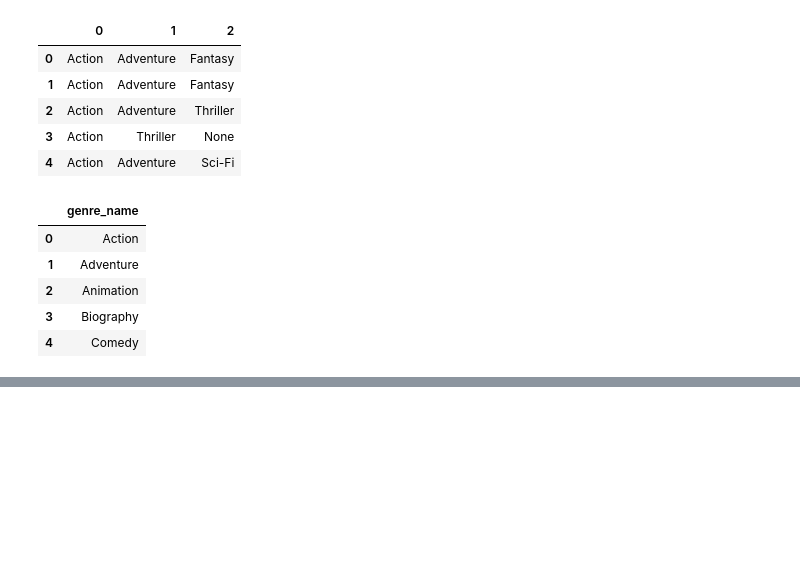
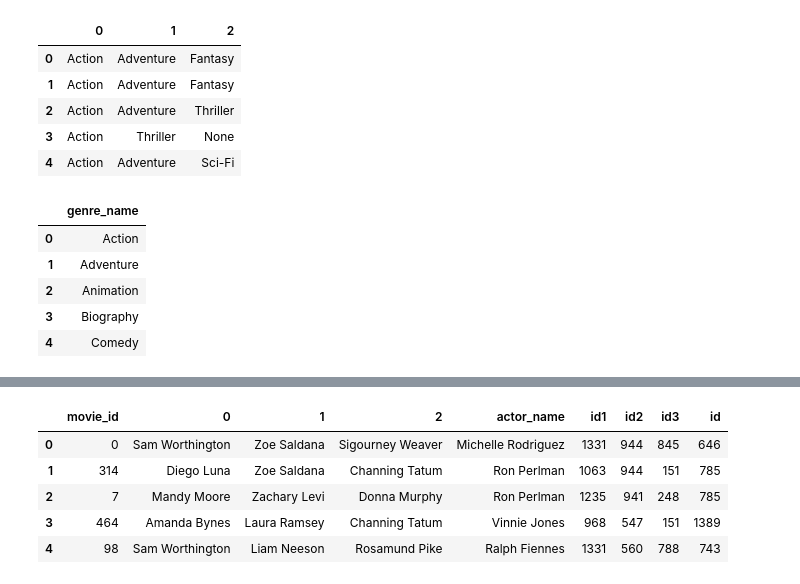
Before and after one commit to LSceleste/Movie-Data-Project, a Jupyter notebook: Create_Database.ipynb, the cells around one changed output, grey strips where cells are left out. Drawn from its saved outputs; the diff is of its cells as text; code cells hidden in the pictures; blank space fills up the shorter version.

```diff
--- a/Create_Database.ipynb
+++ b/Create_Database.ipynb
@@ -305,0 +308,16 @@ actorlist_df.head()
+# %%
+actorlist_df.columns = ['movie_id','0','actor_name','2','3','id1']
+actorlist_df = actorlist_df.merge(actor_2merge_df,on = 'actor_name', how='inner')
+actorlist_df.columns = ['movie_id','0','1', 'actor_name','3', 'id1', 'id2']
+actorlist_df = actorlist_df.merge(actor_2merge_df,on = 'actor_name', how='inner')
+actorlist_df.columns = ['movie_id','0','1', '2', 'actor_name','id1', 'id2', 'id3']
+actorlist_df = actorlist_df.merge(actor_2merge_df,on = 'actor_name', how='inner')
+# %%
+actorlist_df.head()
+# %% [output]
+|  | movie_id | 0 | 1 | 2 | actor_name | id1 | id2 | id3 | id |
+| 0 | 0 | Sam Worthington | Zoe Saldana | Sigourney Weaver | Michelle Rodriguez | 1331 | 944 | 845 | 646 |
+| 1 | 314 | Diego Luna | Zoe Saldana | Channing Tatum | Ron Perlman | 1063 | 944 | 151 | 785 |
+| 2 | 7 | Mandy Moore | Zachary Levi | Donna Murphy | Ron Perlman | 1235 | 941 | 248 | 785 |
+| 3 | 464 | Amanda Bynes | Laura Ramsey | Channing Tatum | Vinnie Jones | 968 | 547 | 151 | 1389 |
+| 4 | 98 | Sam Worthington | Liam Neeson | Rosamund Pike | Ralph Fiennes | 1331 | 560 | 788 | 743 |
```
Also changed, not shown: parts of 20 cells of this notebook, 4 other files.
